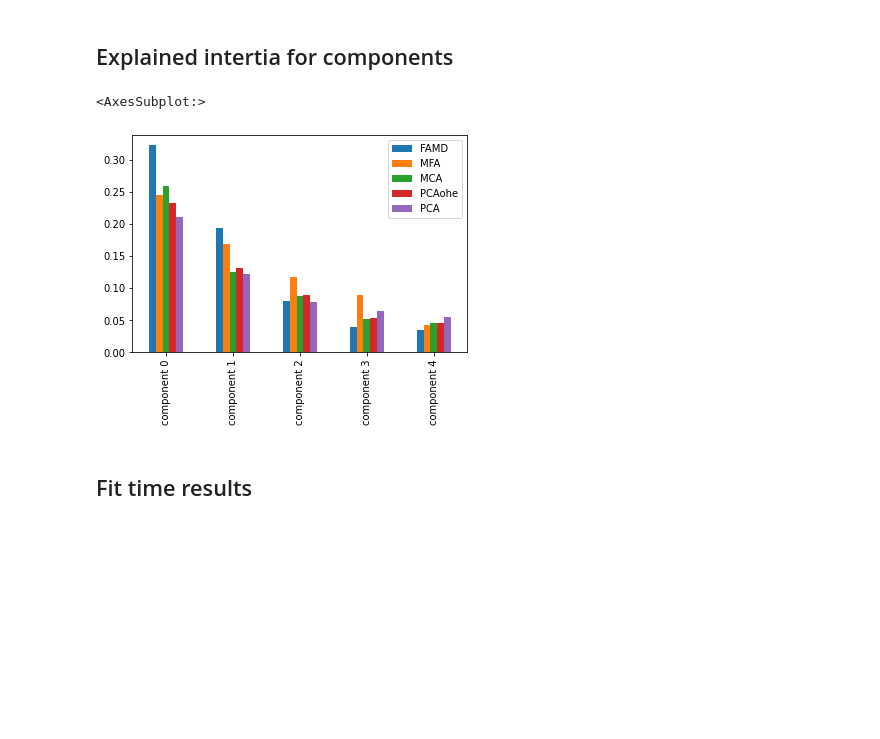
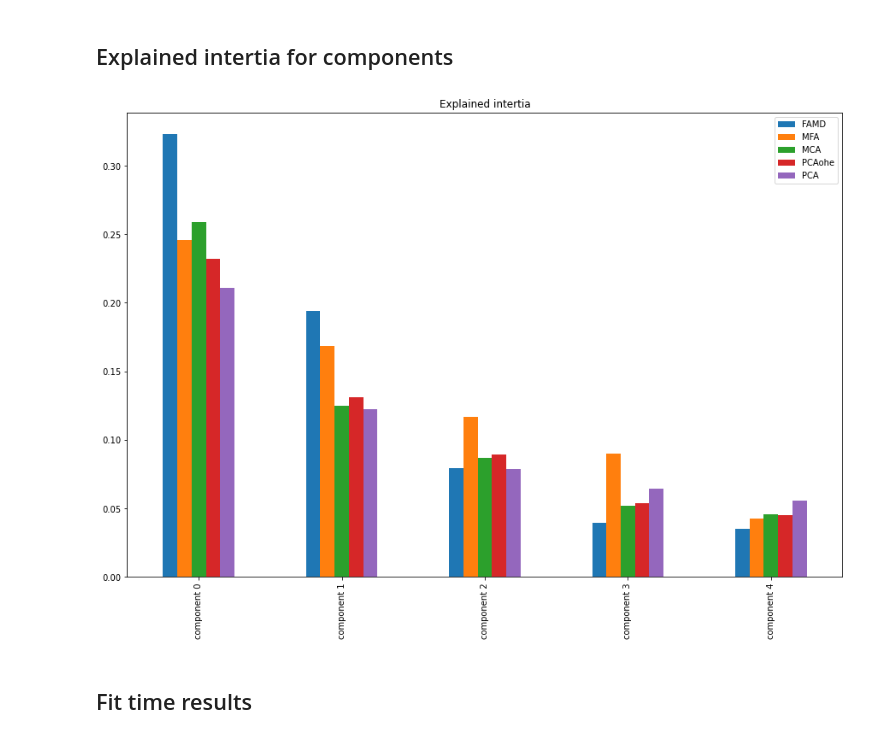
Before and after one commit to Vergenter/DataEmbeddingandVisualization, a Jupyter notebook: notebooks/analysis.ipynb, the cells around one changed output. Drawn from its saved outputs; the diff is of its cells as text; code cells hidden in the pictures; blank space fills up the shorter version.

```diff
--- a/notebooks/analysis.ipynb
+++ b/notebooks/analysis.ipynb
@@ -13,10 +13,10 @@ analysis.T.cumsum().plot()
 # %% [markdown]
 ## Explained intertia for components
 # %%
-analysis.T.plot.bar()
+analysis.T.plot.bar(title="Explained intertia",figsize=(15,10))
+pass
 # %% [output]
-<AxesSubplot:>
-[figure, old version]
+[figure, new version]
 # %% [markdown]
 ## Fit time results
 # %%
```
Also changed, not shown: parts of 4 cells of this notebook.
